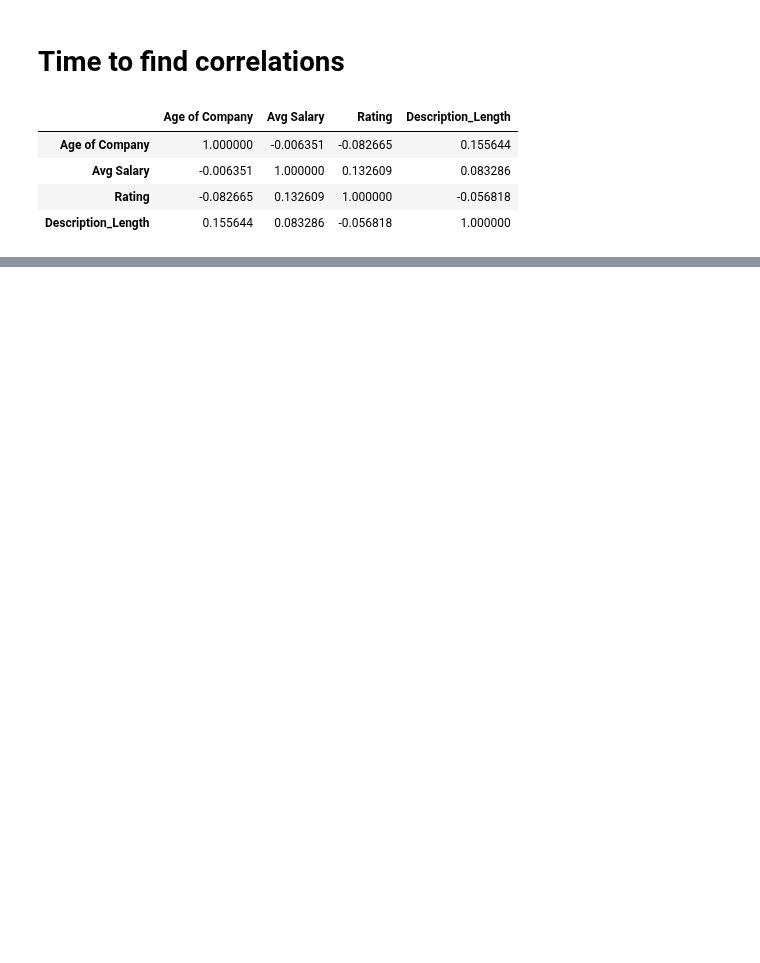
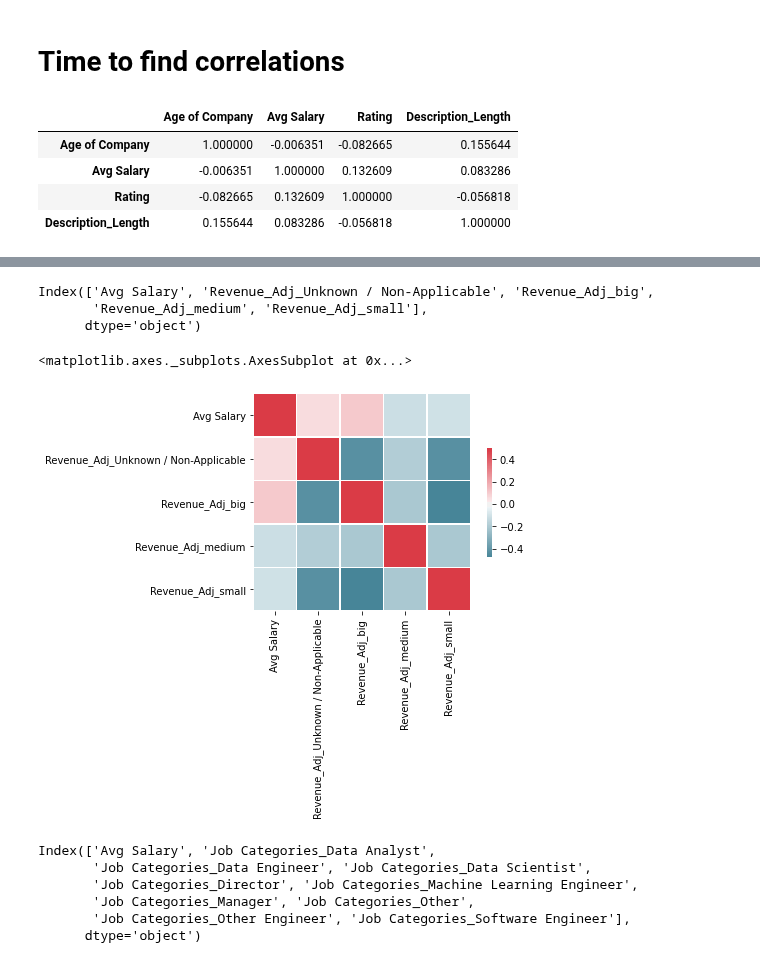
Before and after one commit to Aviost111/ds_project, a Jupyter notebook: visualisation.ipynb, the cells around one changed output, grey strips where cells are left out. Saved outputs shown, nothing was run; the diff lists cells and outputs as text; code cells hidden in the pictures; blank space fills up the shorter version.

```diff
--- a/visualisation.ipynb
+++ b/visualisation.ipynb
@@ -65,0 +213,22 @@ sns.relplot(x="Avg Salary",y="Seniority", data=df)
+# %%
+dfDummies = pd.get_dummies(df.drop(['Job Title', 'Salary Estimate', 'Job Description', 'Rating',
+       'Company Name', 'Location', 'Headquarters', 'Size', 'Founded',
+       'Type of ownership', 'Industry', 'Sector', 'Revenue', 'Competitors',
+       'Salary_Per_Hour', 'Min_Salary', 'Max_Salary', 'State',
+       'Is_Headquarters', 'Age of Company', 'Python', 'Spark', 'AWS', 'Excel',
+       'Job Categories', 'Seniority', 'Description_Length', 'Competitor Count'], axis=1))
+# %%
+dfDummies.columns
+# %% [output]
+Index(['Avg Salary', 'Revenue_Adj_Unknown / Non-Applicable', 'Revenue_Adj_big',
+       'Revenue_Adj_medium', 'Revenue_Adj_small'],
+      dtype='object')
+# %%
+#as we can see there is only a very small correlation between the revenue and the avg salary.
+#foe the big rev its a positive corellation and for small and medium its negative
+cmap = sns.diverging_palette(220,10, as_cmap=True)
+sns.heatmap(dfDummies[['Avg Salary', 'Revenue_Adj_Unknown / Non-Applicable', 'Revenue_Adj_big',
+       'Revenue_Adj_medium', 'Revenue_Adj_small']].corr(), vmax =0.5, center =0, cmap=cmap, square=True, linewidths=.5, cbar_kws={"shrink":.5})
+# %% [output]
+<matplotlib.axes._subplots.AxesSubplot at 0x...>
+[figure, added]
@@ -65,0 +242,9 @@ sns.relplot(x="Avg Salary",y="Seniority", data=df)
+# %%
+dfDummies.columns
+# %% [output]
+Index(['Avg Salary', 'Job Categories_Data Analyst',
+       'Job Categories_Data Engineer', 'Job Categories_Data Scientist',
+       'Job Categories_Director', 'Job Categories_Machine Learning Engineer',
+       'Job Categories_Manager', 'Job Categories_Other',
+       'Job Categories_Other Engineer', 'Job Categories_Software Engineer'],
+      dtype='object')
```
Also changed, not shown: parts of 32 cells of this notebook.
